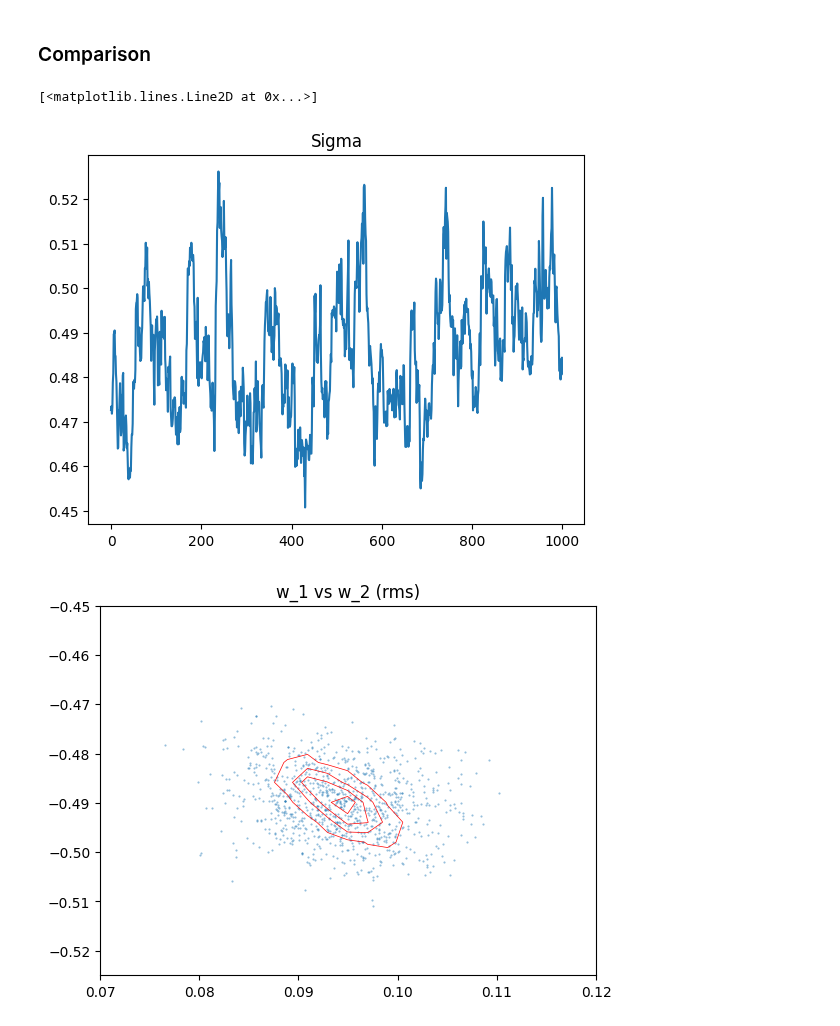
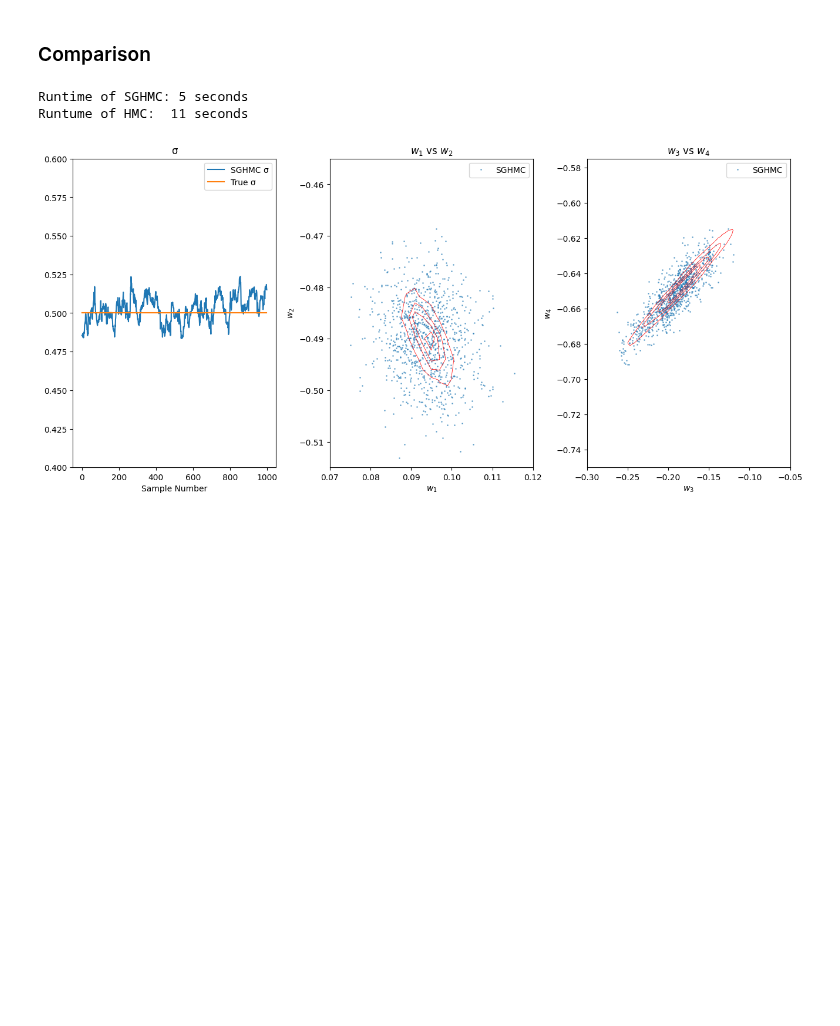
Before and after one commit to tummfm/jax-sgmc, a Jupyter notebook: docs/quickstart.ipynb, the cells around one changed output. Saved outputs shown, nothing was run; the diff lists cells and outputs as text; code cells hidden in the pictures; blank space fills up the shorter version.

```diff
--- a/docs/quickstart.ipynb
+++ b/docs/quickstart.ipynb
@@ -177,12 +186,16 @@ Samples can be generated by using one of the ready to use solvers in
 First, the solver must be built from the previously generated potential, the
 data loader and some static settings.
 # %%
-sgld = alias.sgld(potential_fn,
-                  data_loader,
-                  cache_size=512,
-                  batch_size=2,
-                  burn_in=20000,
-                  accepted_samples=1000,
-                  rms_prop=True,
-                  progress_bar=False)
+sghmc = alias.sghmc(potential_fn,
+                    data_loader,
+                    cache_size=512,
+                    batch_size=2,
+                    burn_in=5000,
+                    accepted_samples=1000,
+                    integration_steps=5,
+                    adapt_noise_model=False,
+                    friction=0.9,
+                    first_step_size=0.01,
+                    last_step_size=0.00015,
+                    diagonal_noise=False)
 # %% [markdown]
@@ -196,9 +209,11 @@ contain solver-specific additional information beside the samples:
 # %%
-iterations = 50000
-init_sample = {"w": jnp.zeros((N, 1)), "log_sigma": jnp.array(1.0)}
+start = time.time()
+iterations = 30000
+init_sample = {"w": jnp.zeros((N, 1)), "log_sigma": jnp.array(2.5)}
 
 # Run the solver
-results = sgld(init_sample, iterations=iterations)
+results = sghmc(init_sample, iterations=iterations)
 
 # Access the obtained samples from the first Markov chain
 results = results[0]["samples"]["variables"]
+sghmc_time = time.time() - start
@@ -242,6 +280,11 @@ weights[3,0]     -0.65      0.01     -0.65     -0.67     -0.62    199.27      1.
 Number of divergences: 0
 # %% [markdown]
 ### Comparison
+# %%
+print(f"Runtime of SGHMC: {sghmc_time :.0f} seconds\nRuntume of HMC: {hmc_time: .0f} seconds")
+# %% [output]
+Runtime of SGHMC: 5 seconds
+Runtume of HMC:  11 seconds
 # %%
 w_npy = mcmc.get_samples()["weights"]
 
@@ -249,13 +292,13 @@ fig, (ax1, ax2, ax3) = plt.subplots(1,3, figsize=(13, 6))
 
 ax1.set_title("σ")
 
-ax1.plot(onp.exp(results["log_sigma"]), label="RMSprop σ")
+ax1.plot(onp.exp(results["log_sigma"]), label="SGHMC σ")
 ax1.plot([sigma]*onp.shape(results["log_sigma"])[0], label="True σ")
 ax1.set_xlabel("Sample Number")
 ax1.set_ylim([0.4, 0.6])
 ax1.legend()
 
-w_rms = results["w"]
+w_sghmc = results["w"]
 
 # Contours of NumPyro solution
 
@@ -268,37 +311,33 @@ w2d = onp.linspace(-0.70, -0.30, 100)
 W1d, W2d = onp.meshgrid(w1d, w2d)
 p12d = onp.vstack([W1d.ravel(), W2d.ravel()])
 Z12d = onp.reshape(w12(p12d).T, W1d.shape)
 Z12d /= Z12d.max()
 
 ax2.set_xlabel("$w_1$")
 ax2.set_ylabel("$w_2$")
 ax2.set_title("$w_1$ vs $w_2$")
 ax2.set_xlim([0.07, 0.12])
 ax2.set_ylim([-0.515, -0.455])
 ax2.contour(W1d, W2d, Z12d, levels, colors='red', linewidths=0.5, label="Numpyro")
-ax2.plot(w_rms[:, 0], w_rms[:, 1], 'o', alpha=0.5, markersize=1, zorder=-1, label="RMSprop")
+ax2.plot(w_sghmc[:, 0], w_sghmc[:, 1], 'o', alpha=0.5, markersize=1, zorder=-1, label="SGHMC")
 ax2.legend()
 # w3 vs w4
 
 w34 = gaussian_kde(jnp.squeeze(w_npy[:, 2:4].transpose()))
 w3d = onp.linspace(-0.3, -0.05, 100)
 w4d = onp.linspace(-0.75, -0.575, 100)
 W3d, W4d = onp.meshgrid(w3d, w4d)
 p34d = onp.vstack([W3d.ravel(), W4d.ravel()])
 Z34d = onp.reshape(w34(p34d).T, W3d.shape)
 Z34d /= Z34d.max()
 
 ax3.set_xlabel("$w_3$")
 ax3.set_ylabel("$w_4$")
 ax3.set_title("$w_3$ vs $w_4$")
-ax3.set_xlim([-0.27, -0.06])
-ax3.set_ylim([-0.70, -0.58])
 ax3.contour(W3d, W4d, Z34d, levels, colors='red', linewidths=0.5, label="Numpyro")
-ax3.plot(w_rms[:, 2], w_rms[:, 3], 'o', alpha=0.5, markersize=1, zorder=-1, label="RMSprop")
+ax3.plot(w_sghmc[:, 2], w_sghmc[:, 3], 'o', alpha=0.5, markersize=1, zorder=-1, label="SGHMC")
 ax3.legend()
 fig.tight_layout(pad=0.3)
 plt.show()
 # %% [output]
-[<matplotlib.lines.Line2D at 0x...>]
-[figure, old version]
+[figure, new version]
-[figure, removed]
```
Also changed, not shown: parts of 6 cells of this notebook, 6 other files.
